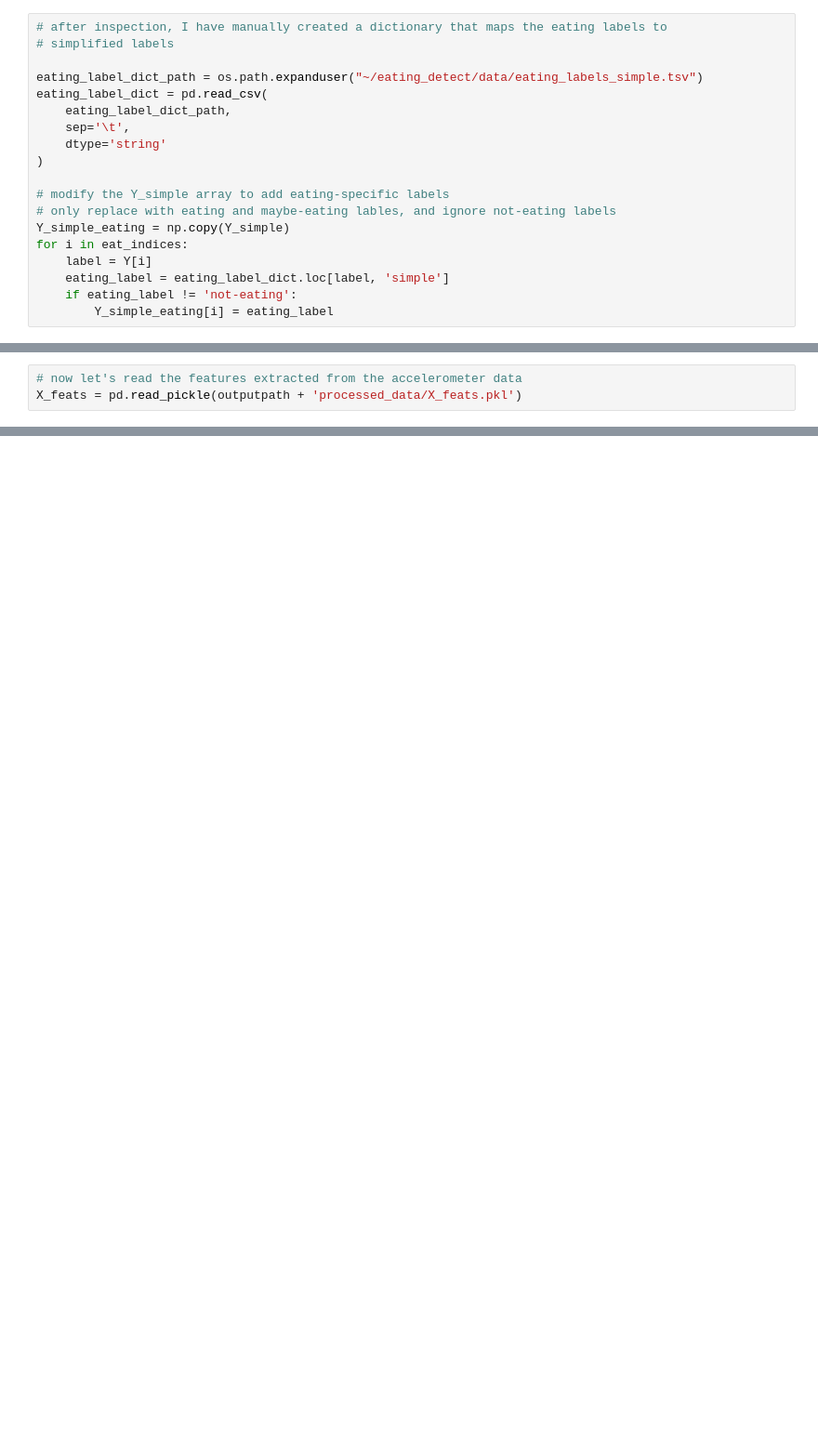
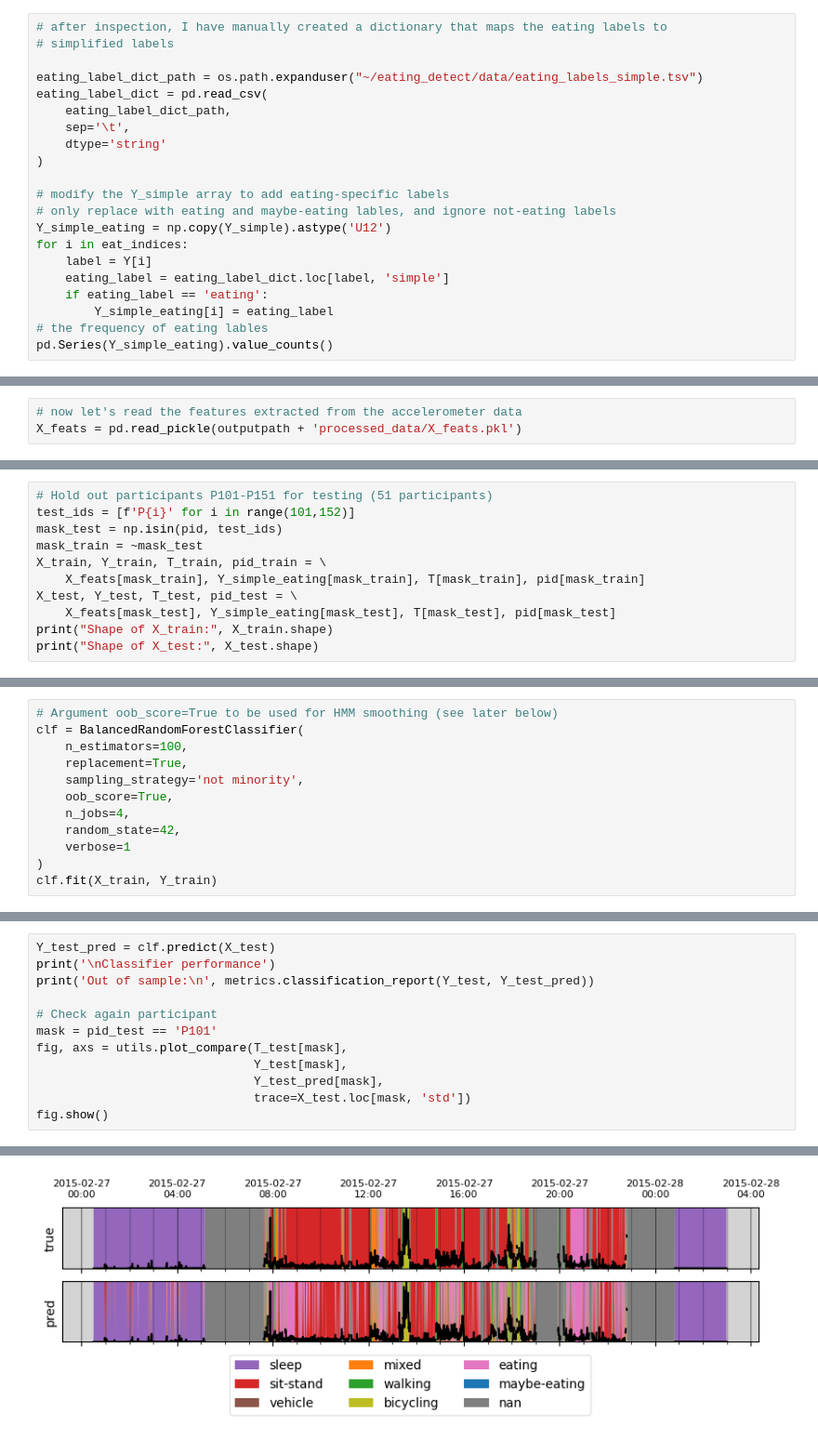
Before and after one commit to stevenpur/eating_detection, a Jupyter notebook: explore.ipynb, the cells around one changed output, grey strips where cells are left out. Shown at 93% size. Drawn from its saved outputs; the diff is of its cells as text; blank space fills up the shorter version.

Commit message:
update eating labels

```diff
--- a/explore.ipynb
+++ b/explore.ipynb
@@ -123,9 +159,11 @@ eating_label_dict = pd.read_csv(
 
 # modify the Y_simple array to add eating-specific labels
 # only replace with eating and maybe-eating lables, and ignore not-eating labels
-Y_simple_eating = np.copy(Y_simple)
+Y_simple_eating = np.copy(Y_simple).astype('U12')
 for i in eat_indices:
     label = Y[i]
     eating_label = eating_label_dict.loc[label, 'simple']
-    if eating_label != 'not-eating':
+    if eating_label == 'eating':
         Y_simple_eating[i] = eating_label
+# the frequency of eating lables
+pd.Series(Y_simple_eating).value_counts()
@@ -137,0 +182,11 @@ array([], dtype=float64)
+# %%
+# Hold out participants P101-P151 for testing (51 participants)
+test_ids = [f'P{i}' for i in range(101,152)]
+mask_test = np.isin(pid, test_ids)
+mask_train = ~mask_test
+X_train, Y_train, T_train, pid_train = \
+    X_feats[mask_train], Y_simple_eating[mask_train], T[mask_train], pid[mask_train]
+X_test, Y_test, T_test, pid_test = \
+    X_feats[mask_test], Y_simple_eating[mask_test], T[mask_test], pid[mask_test]
+print("Shape of X_train:", X_train.shape)
+print("Shape of X_test:", X_test.shape)
@@ -137,0 +198,12 @@ array([], dtype=float64)
+# %%
+# Argument oob_score=True to be used for HMM smoothing (see later below)
+clf = BalancedRandomForestClassifier(
+    n_estimators=100,
+    replacement=True,
+    sampling_strategy='not minority',
+    oob_score=True,
+    n_jobs=4,
+    random_state=42,
+    verbose=1
+)
+clf.fit(X_train, Y_train)
@@ -137,0 +224,13 @@ array([], dtype=float64)
+# %%
+Y_test_pred = clf.predict(X_test)
+print('\nClassifier performance')
+print('Out of sample:\n', metrics.classification_report(Y_test, Y_test_pred))
+
+# Check again participant
+mask = pid_test == 'P101'
+fig, axs = utils.plot_compare(T_test[mask],
+                              Y_test[mask],
+                              Y_test_pred[mask],
+                              trace=X_test.loc[mask, 'std'])
+fig.show()
+# %% [output]
@@ -137,0 +255 @@ array([], dtype=float64)
+[figure, added]
```
Also changed, not shown: parts of 16 cells of this notebook, 1 other file.
